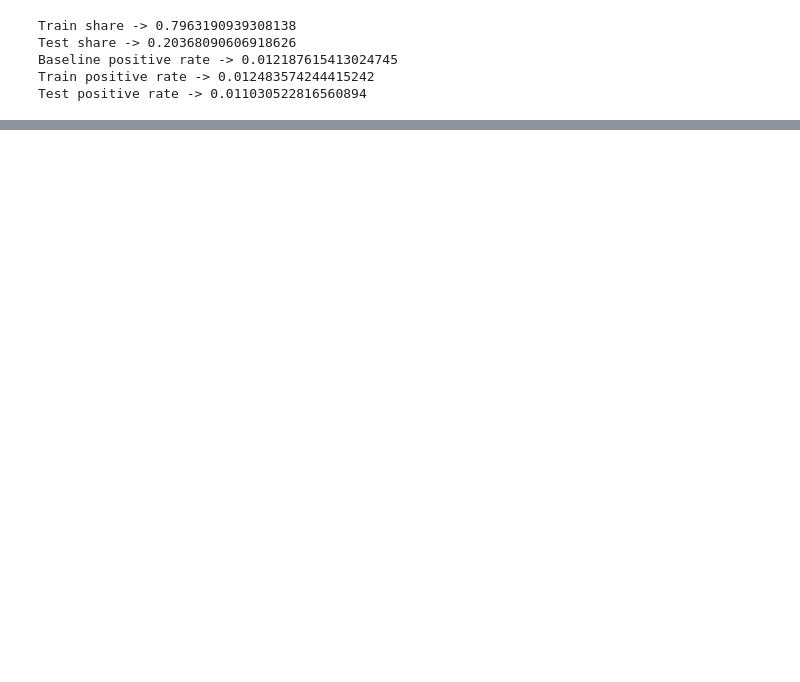
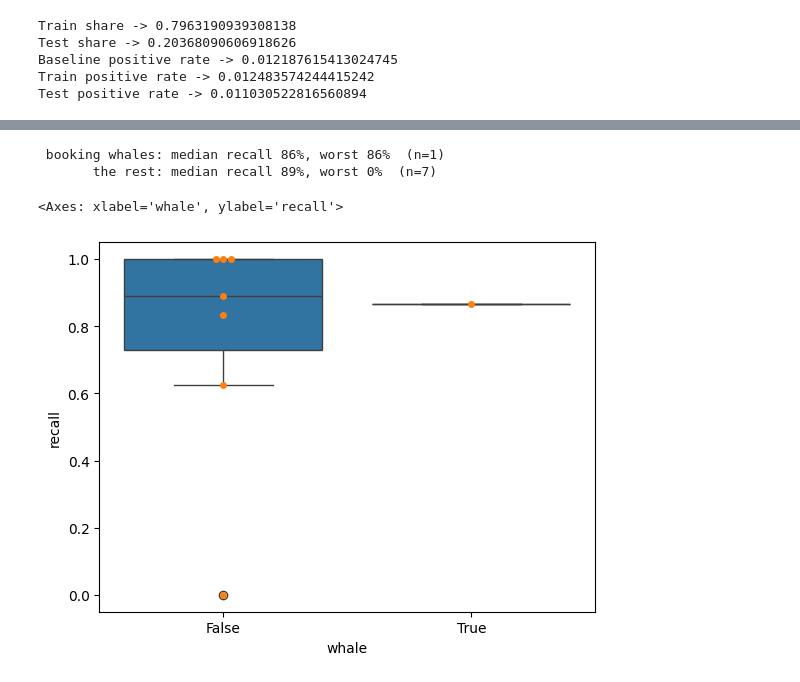
Before and after one commit to jun000111/cdc_ml, a Jupyter notebook: notebooks/3.02-model.ipynb, the cells around one changed output, grey strips where cells are left out. Cells and saved outputs as stored; diff of their text form; code cells hidden in the pictures; blank space fills up the shorter version.

```diff
--- a/notebooks/3.02-model.ipynb
+++ b/notebooks/3.02-model.ipynb
@@ -1060,0 +113,3 @@ print(f"90% of bookings for {res['budget']*100:.0f}% of polls "
+# %%
+chosen = "baseline+uday+utime+cd+cov+cls"
+chosen_2 = "baseline+uday+utime+cd+cov+cls+dow"
@@ -1060,0 +170,5 @@ print(f"90% of bookings for {res['budget']*100:.0f}% of polls "
+# %%
+chosen_features = FEATS_ABL_LIST[chosen]
+X_train, y_train = df_train[chosen_features],df_train["has_booking"].to_numpy()
+
+X_test, y_test = df_test[chosen_features], df_test["has_booking"].to_numpy()
@@ -1060,0 +264,10 @@ print(f"90% of bookings for {res['budget']*100:.0f}% of polls "
+# %%
+from sklearn.base import clone
+from sklearn.model_selection import cross_val_predict
+
+oof_proba = cross_val_predict(
+    clone(final_model), X_train,y_train,
+    groups=df_train["username"], cv=cv, method="predict_proba", n_jobs=-1,
+)[:, 1]
+
+platt = fit_platt_scaler(oof_proba,y_train)
@@ -1060,0 +287,11 @@ print(f"90% of bookings for {res['budget']*100:.0f}% of polls "
+# %%
+# Train Platt calibrator on OOF predictions
+# Raw test predictions
+
+p_test_cal = calibrate_proba(p_raw,platt)
+
+plot_calibration_by_volume(
+    p_test_cal,
+    df_test["has_booking"].to_numpy(),
+    whales_pt_mask_test
+)
@@ -1060,0 +301,12 @@ print(f"90% of bookings for {res['budget']*100:.0f}% of polls "
+# %%
+t = per_customer_at_budget(df_test, p_test_cal, budget=0.50)
+for name, g in [("booking whales", t[t.whale]), ("the rest", t[~t.whale])]:
+    print(f"{name:>15}: median recall {g.recall.median():.0%}, "
+          f"worst {g.recall.min():.0%}  (n={len(g)})")
+sns.boxplot(data=t,x="whale",y="recall")  # if you want the distribution, not just the summary
+sns.swarmplot(data=t,x="whale",y="recall")  # if you want the distribution, not just the summary
+# %% [output]
+ booking whales: median recall 86%, worst 86%  (n=1)
+       the rest: median recall 89%, worst 0%  (n=7)
+<Axes: xlabel='whale', ylabel='recall'>
+[figure, added]
```
Also changed, not shown: parts of 61 cells of this notebook, 11 other files.
